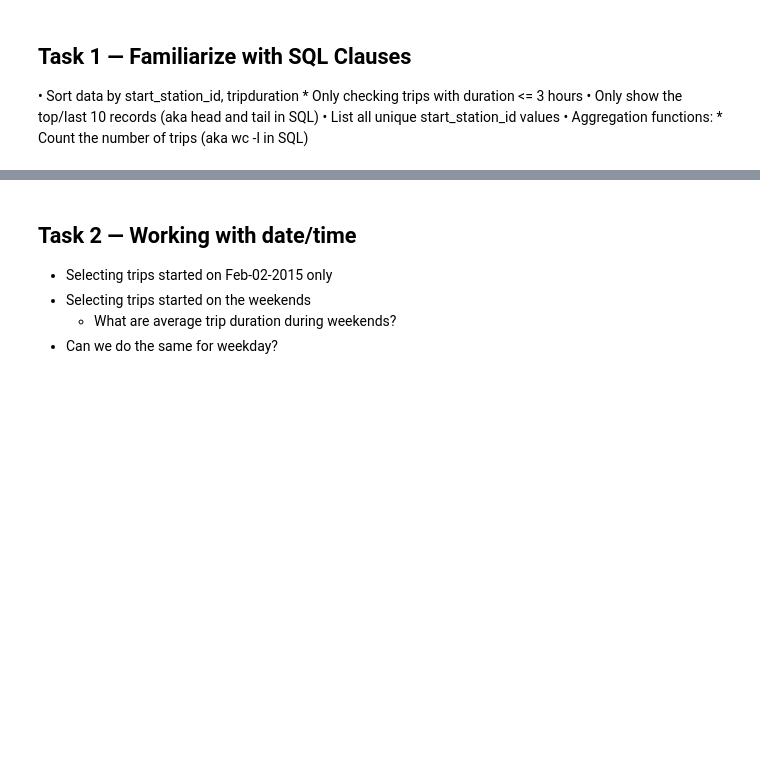
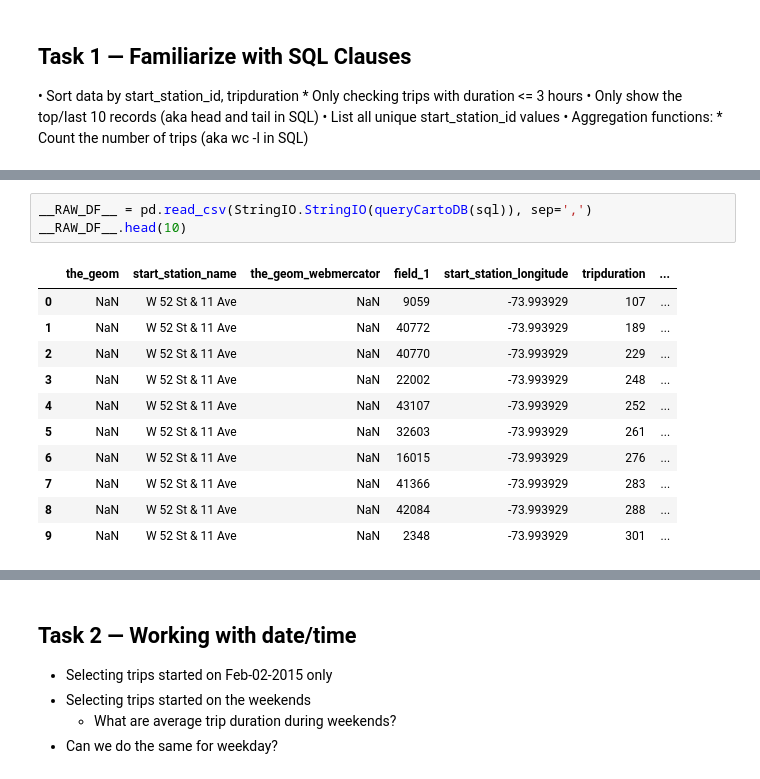
Before and after one commit to sunghoonyang/PUI2018_shy256, a Jupyter notebook: HW5_shy256_session2/Assignment2_shy256.ipynb, the cells around one changed output, grey strips where cells are left out. Cells and saved outputs as stored; diff of their text form; blank space fills up the shorter version.

```diff
--- a/HW5_shy256_session2/Assignment2_shy256.ipynb
+++ b/HW5_shy256_session2/Assignment2_shy256.ipynb
@@ -132,0 +124,15 @@ FROM y
+# %%
+__RAW_DF__ = pd.read_csv(StringIO.StringIO(queryCartoDB(sql)), sep=',')
+__RAW_DF__.head(10)
+# %% [output]
+|  | the_geom | start_station_name | the_geom_webmercator | field_1 | start_station_longitude | tripduration | ... |
+| 0 | NaN | W 52 St & 11 Ave | NaN | 9059 | -73.993929 | 107 | ... |
+| 1 | NaN | W 52 St & 11 Ave | NaN | 40772 | -73.993929 | 189 | ... |
+| 2 | NaN | W 52 St & 11 Ave | NaN | 40770 | -73.993929 | 229 | ... |
+| 3 | NaN | W 52 St & 11 Ave | NaN | 22002 | -73.993929 | 248 | ... |
+| 4 | NaN | W 52 St & 11 Ave | NaN | 43107 | -73.993929 | 252 | ... |
+| 5 | NaN | W 52 St & 11 Ave | NaN | 32603 | -73.993929 | 261 | ... |
+| 6 | NaN | W 52 St & 11 Ave | NaN | 16015 | -73.993929 | 276 | ... |
+| 7 | NaN | W 52 St & 11 Ave | NaN | 41366 | -73.993929 | 283 | ... |
+| 8 | NaN | W 52 St & 11 Ave | NaN | 42084 | -73.993929 | 288 | ... |
+| 9 | NaN | W 52 St & 11 Ave | NaN | 2348 | -73.993929 | 301 | ... |
```
Also changed, not shown: parts of 16 cells of this notebook, 7 other files.
